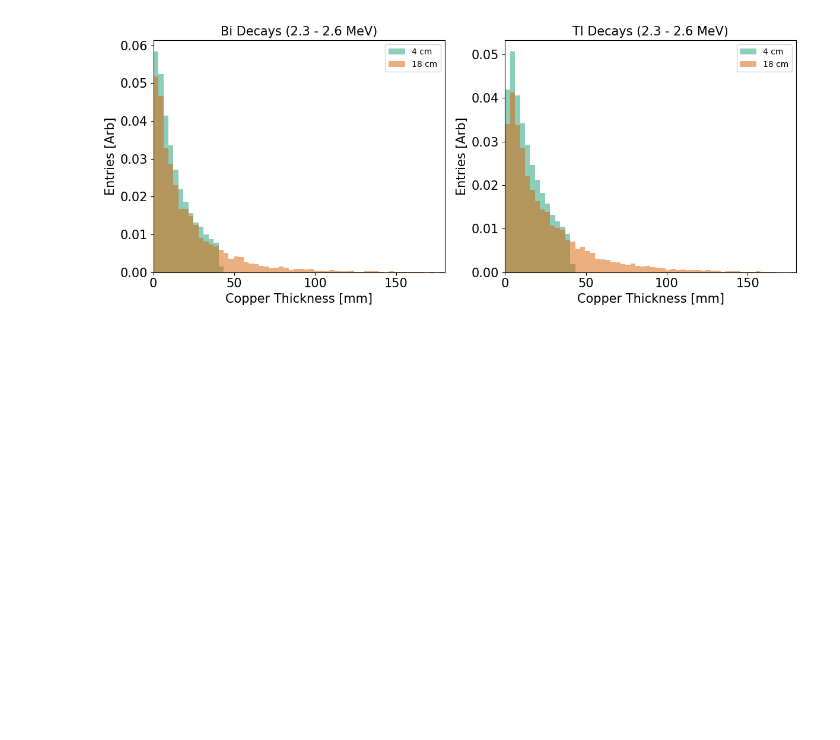
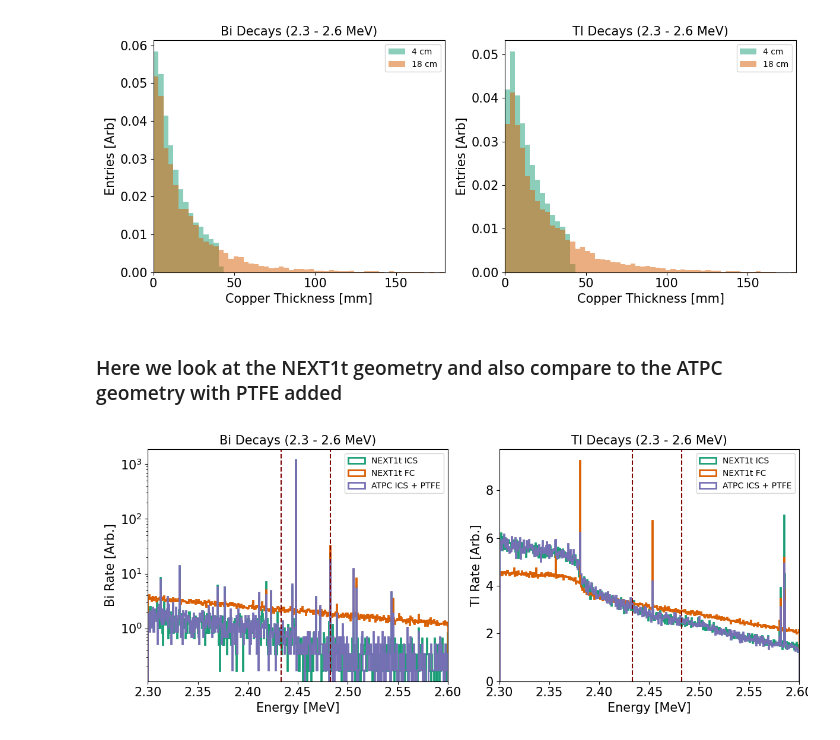
Before and after one commit to kvjmistry/ATPC, a Jupyter notebook: notebooks/PlotGammaTables.ipynb, the cells around one changed output. Cells and saved outputs as stored; diff of their text form; code cells hidden in the pictures; blank space fills up the shorter version.

```diff
--- a/notebooks/PlotGammaTables.ipynb
+++ b/notebooks/PlotGammaTables.ipynb
@@ -319,3 +288,55 @@ plt.tight_layout()
 plt.savefig(f"plots/Technote/CuDepth.pdf")
 # %% [output]
 [figure]
+# %% [markdown]
+### Here we look at the NEXT1t geometry and also compare to the ATPC geometry with PTFE added
+# %%
+Bi_ion_Next1t_Cu   = pd.read_hdf("../data/GammaTables/NextTonne/GammaTable_Bi_ion_INNER_SHIELDING_merged.h5", "MC/E")
+Bi_ion_Next1t_PTFE = pd.read_hdf("../data/GammaTables/NextTonne/GammaTable_Bi_ion_FIELD_CAGE_merged.h5", "MC/E")
+Bi_ion_ATPC_PTFE   = pd.read_hdf("../data/GammaTables/NextTonne/GammaTable_ATPC_PTFE_Bi_ion_merged.h5", "MC/E")
+
+Tl_ion_Next1t_Cu   = pd.read_hdf("../data/GammaTables/NextTonne/GammaTable_Tl_ion_INNER_SHIELDING_merged.h5", "MC/E")
+Tl_ion_Next1t_PTFE = pd.read_hdf("../data/GammaTables/NextTonne/GammaTable_Tl_ion_FIELD_CAGE_merged.h5", "MC/E")
+Tl_ion_ATPC_PTFE   = pd.read_hdf("../data/GammaTables/NextTonne/GammaTable_ATPC_PTFE_Tl_ion_merged.h5", "MC/E")
+# %%
+plt.figure(figsize=(12,5))
+
+# 6.012e-4 is the bin width in MeV
+
+plt.subplot(1, 2, 1)  # row, col,index
+plt.hist(Bi_ion_Next1t_Cu.energy,   bins = np.linspace(2.3,2.6,500), histtype="step", linewidth=2, density = True, label = "NEXT1t ICS");
+plt.hist(Bi_ion_Next1t_PTFE.energy, bins = np.linspace(2.3,2.6,500), histtype="step", linewidth=2, density = True, label = "NEXT1t FC");
+plt.hist(Bi_ion_ATPC_PTFE.energy,   bins = np.linspace(2.3,2.6,500), histtype="step", linewidth=2, density = True, label = "ATPC ICS + PTFE");
+
+plt.ylabel("Bi Rate [Arb.]", fontsize=15)
+plt.title("Bi Decays (2.3 - 2.6 MeV)", fontsize=15)
+plt.xlabel("Energy [MeV]", fontsize=15)
+plt.tick_params(axis='both', which='both', labelsize=15)
+plt.legend()
+plt.semilogy()
+plt.tight_layout()
+
+plt.axvline(x = 2.4333804, color = 'Maroon', linestyle="--")
+plt.axvline(x = 2.4825396, color = 'Maroon', linestyle="--")
+plt.xlim(2.3,2.6)
+
+
+plt.subplot(1, 2, 2)  # row, col,index
+plt.hist(Tl_ion_Next1t_Cu.energy,   bins = np.linspace(2.3,2.6,500), histtype="step", linewidth=2,density = True, label = "NEXT1t ICS");
+plt.hist(Tl_ion_Next1t_PTFE.energy, bins = np.linspace(2.3,2.6,500), histtype="step", linewidth=2,density = True, label = "NEXT1t FC");
+plt.hist(Tl_ion_ATPC_PTFE.energy,   bins = np.linspace(2.3,2.6,500), histtype="step", linewidth=2,density = True, label = "ATPC ICS + PTFE");
+
+plt.ylabel("Tl Rate [Arb.]", fontsize=15)
+plt.title("Tl Decays (2.3 - 2.6 MeV)", fontsize=15)
+plt.xlabel("Energy [MeV]", fontsize=15)
+plt.tick_params(axis='both', which='both', labelsize=15)
+plt.legend()
+# plt.semilogy()
+plt.tight_layout()
+plt.xlim(2.3,2.6)
+
+plt.axvline(x = 2.4333804, color = 'Maroon', linestyle="--")
+plt.axvline(x = 2.4825396, color = 'Maroon', linestyle="--")
+plt.show()
+# %% [output]
+[figure, added]
```
Also changed, not shown: parts of 6 cells of this notebook, 5 other files.
